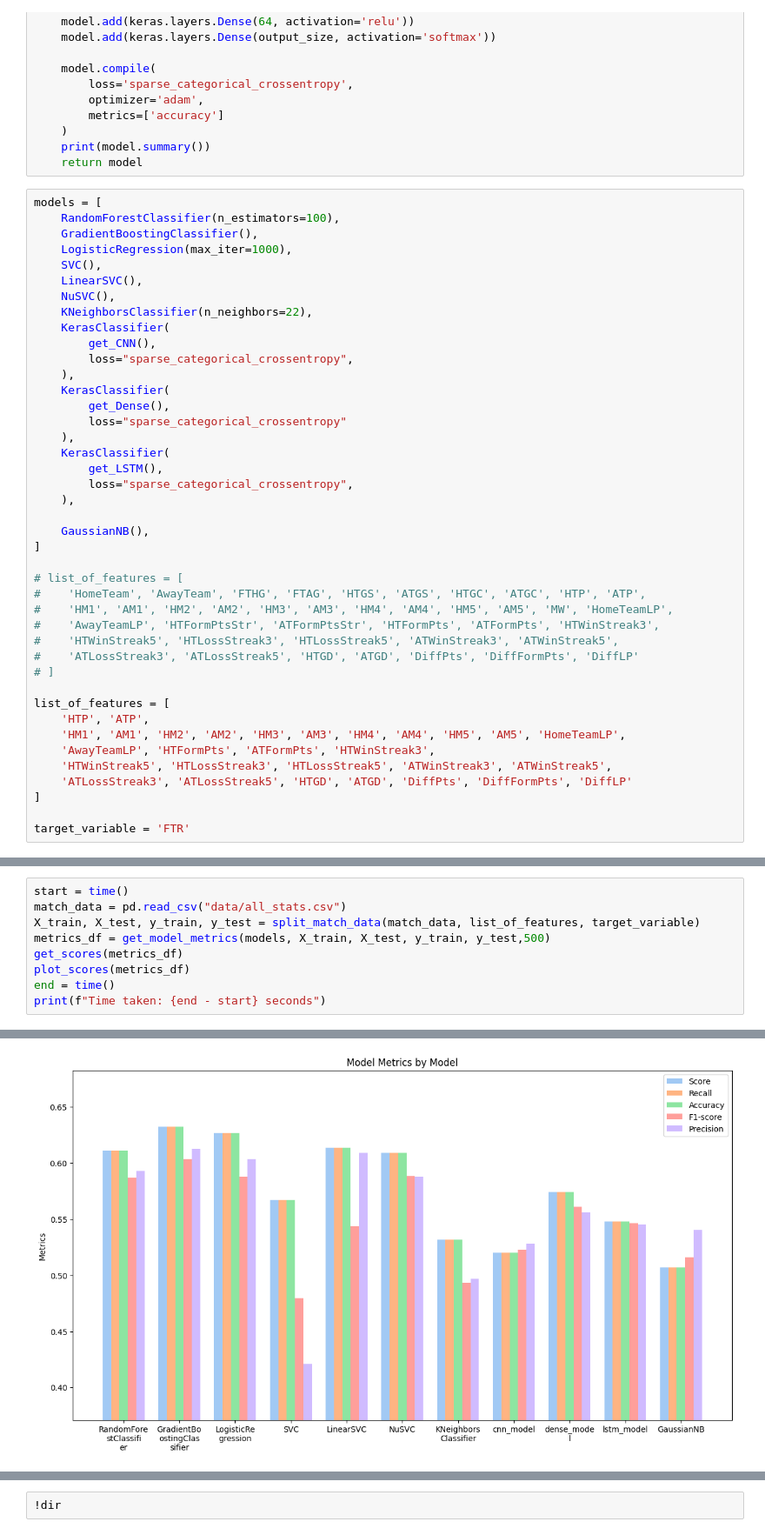
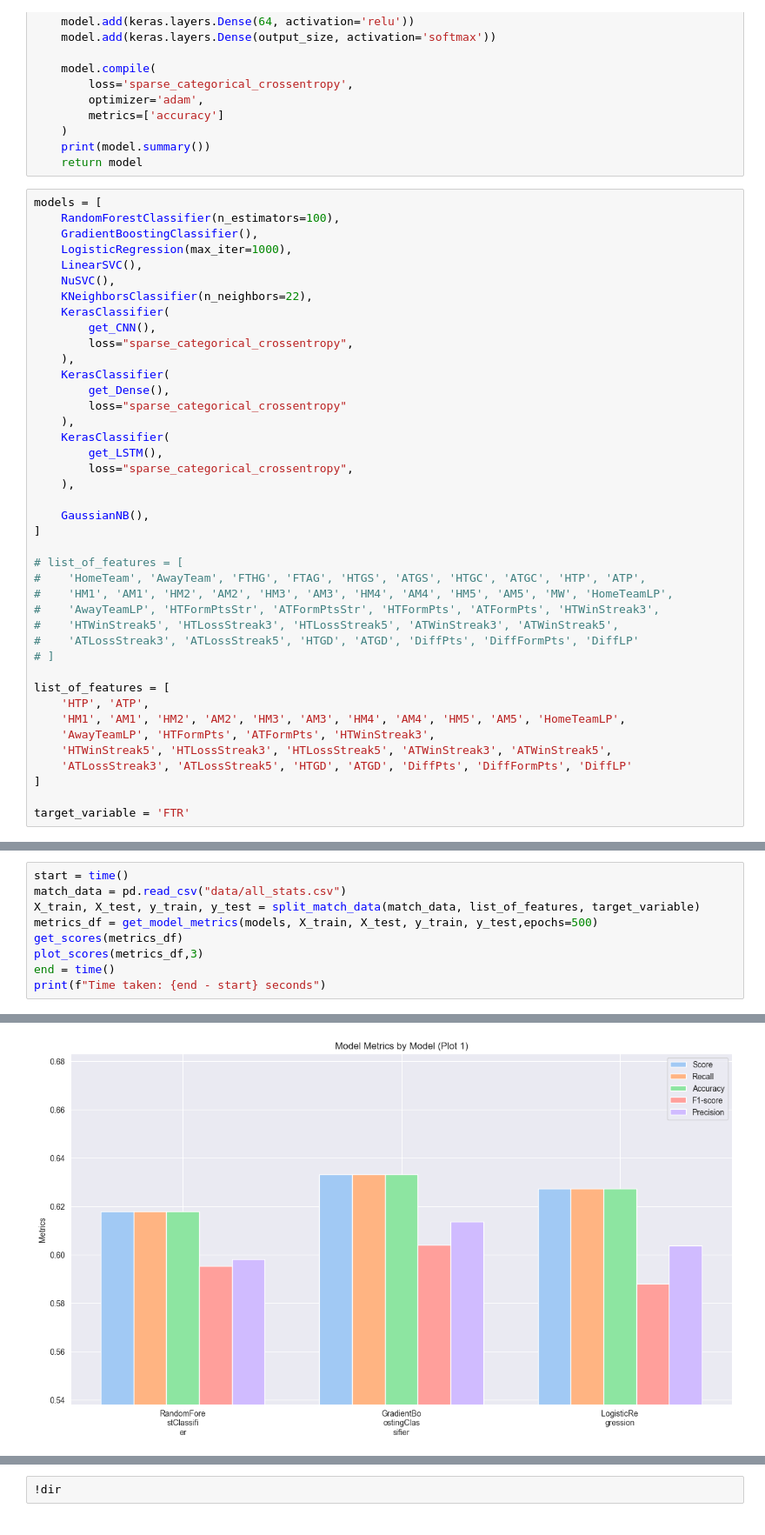
Before and after one commit to bognar-dev/fb-predictions-pl, a Jupyter notebook: stats.ipynb, the cells around one changed output, grey strips where cells are left out. Shown at 87% size. Drawn from its saved outputs; the diff is of its cells as text.

Commit message:
splitted plots

```diff
--- a/stats.ipynb
+++ b/stats.ipynb
@@ -207,7 +208,6 @@ models = [
     RandomForestClassifier(n_estimators=100),
     GradientBoostingClassifier(),
     LogisticRegression(max_iter=1000),
-    SVC(),
     LinearSVC(),
     NuSVC(),
     KNeighborsClassifier(n_neighbors=22),
@@ -274,9 +271,9 @@ Launching TensorBoard...
 start = time()
 match_data = pd.read_csv("data/all_stats.csv")
 X_train, X_test, y_train, y_test = split_match_data(match_data, list_of_features, target_variable)
-metrics_df = get_model_metrics(models, X_train, X_test, y_train, y_test,500)
+metrics_df = get_model_metrics(models, X_train, X_test, y_train, y_test,epochs=500)
 get_scores(metrics_df)
-plot_scores(metrics_df)
+plot_scores(metrics_df,3)
 end = time()
 print(f"Time taken: {end - start} seconds")
 # %% [output]
@@ -299,2 +296,2 @@ lstm_model Score is 0.54
 GaussianNB Score is 0.50
-[figure, old version]
+[figure, new version]
```
Also changed, not shown: parts of 5 cells of this notebook, 8 other files.
